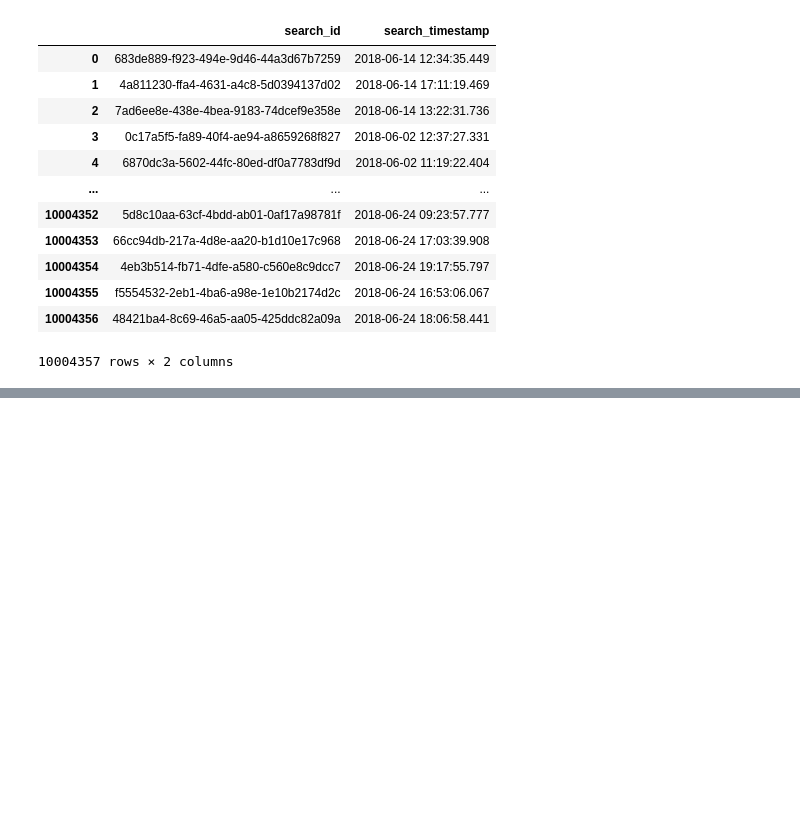
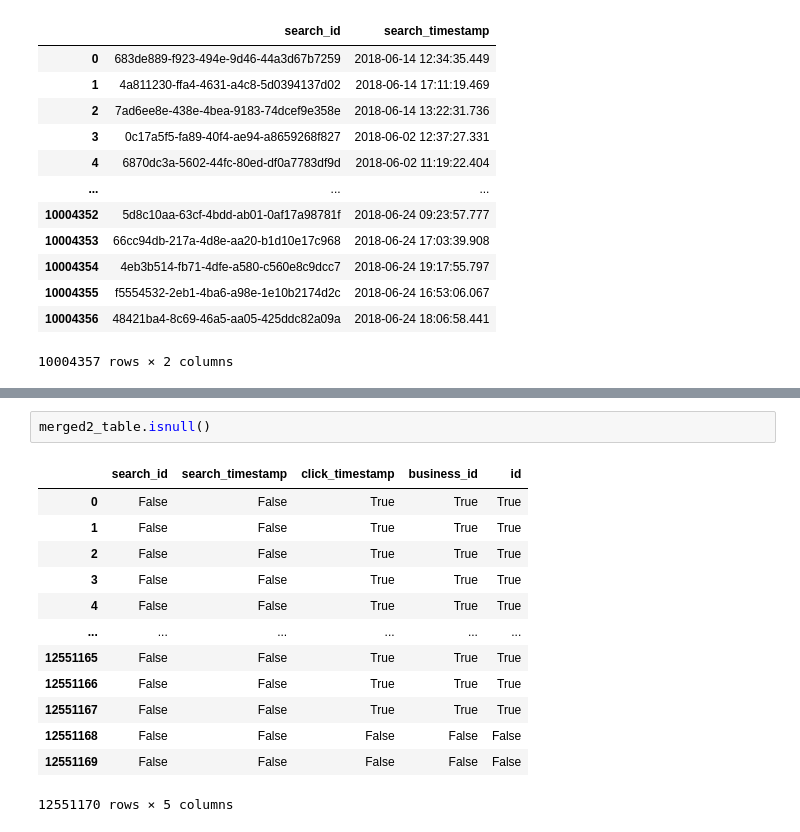
Before and after one commit to Nutsudapenpong/DPDM, a Jupyter notebook: HRR.ipynb, the cells around one changed output, grey strips where cells are left out. Cells and saved outputs as stored; diff of their text form; blank space fills up the shorter version.

```diff
--- a/HRR.ipynb
+++ b/HRR.ipynb
@@ -77,0 +139,16 @@ merged_table
+# %%
+merged2_table.isnull()
+# %% [output]
+|  | search_id | search_timestamp | click_timestamp | business_id | id |
+| 0 | False | False | True | True | True |
+| 1 | False | False | True | True | True |
+| 2 | False | False | True | True | True |
+| 3 | False | False | True | True | True |
+| 4 | False | False | True | True | True |
+| ... | ... | ... | ... | ... | ... |
+| 12551165 | False | False | True | True | True |
+| 12551166 | False | False | True | True | True |
+| 12551167 | False | False | True | True | True |
+| 12551168 | False | False | False | False | False |
+| 12551169 | False | False | False | False | False |
+12551170 rows × 5 columns
```
Also changed, not shown: parts of 11 cells of this notebook.
